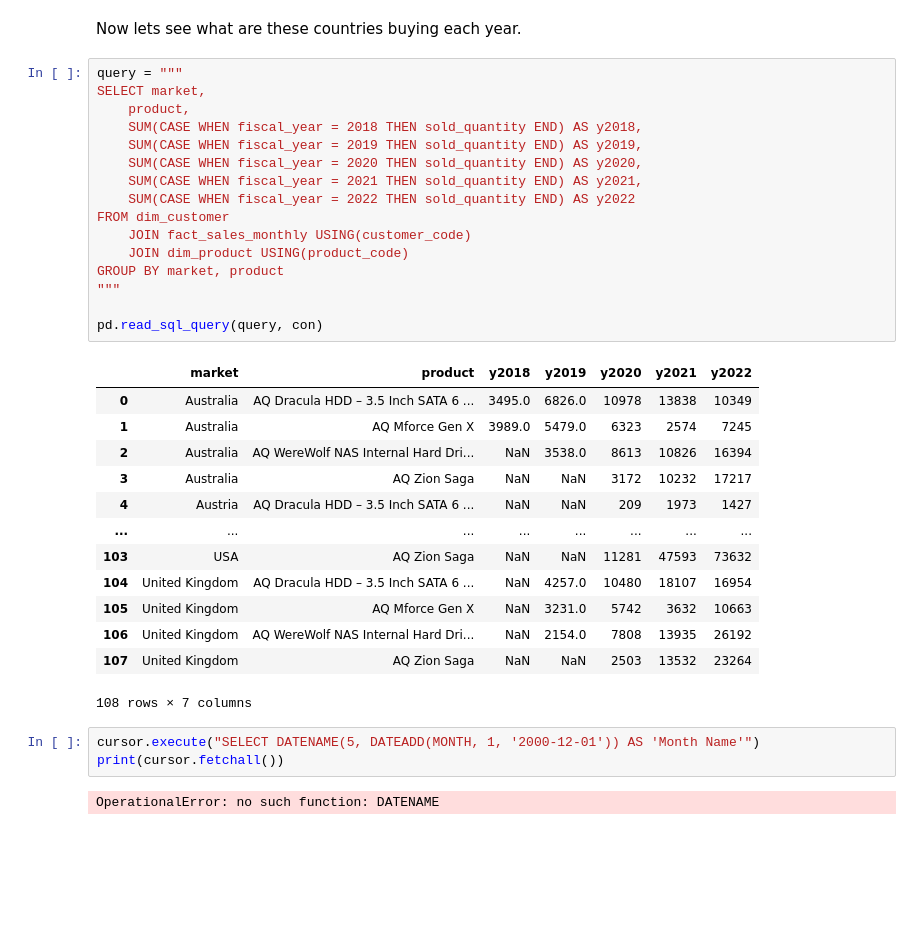
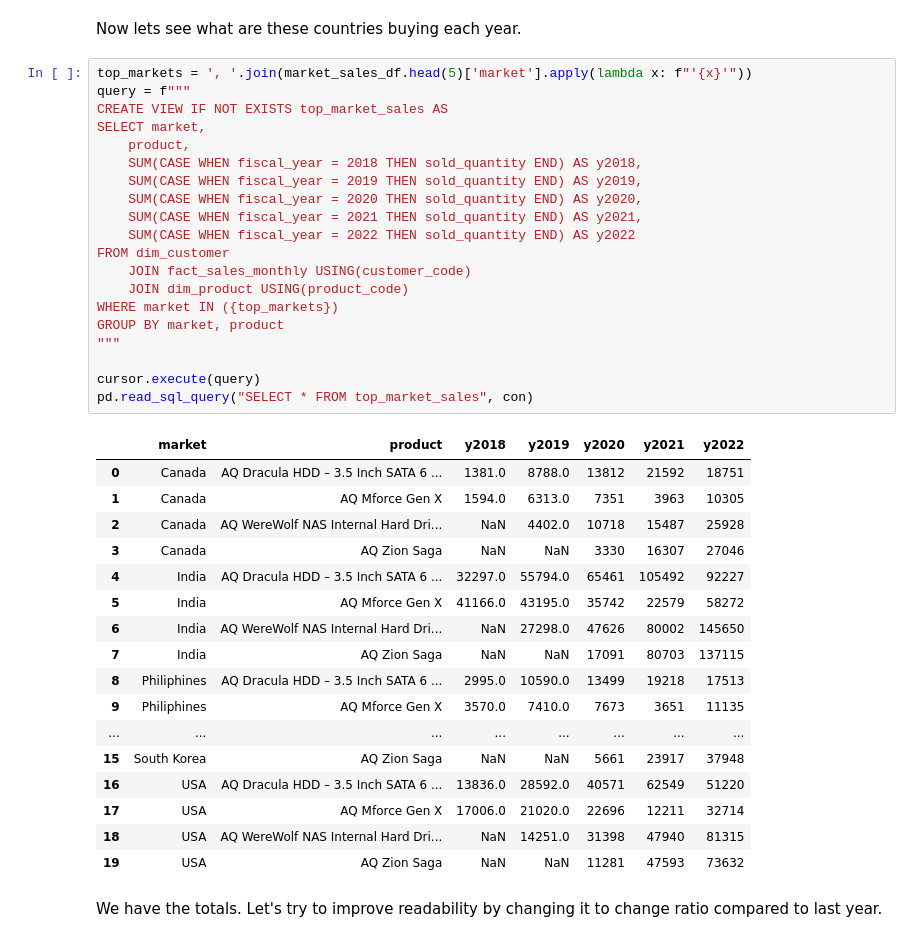
Before and after one commit to Silverscale/AtliQ_Products_Analysis, a Jupyter notebook: atliq_product_analysis.ipynb, the cells around one changed output. Saved outputs shown, nothing was run; the diff lists cells and outputs as text; blank space fills up the shorter version.

Commit message:
market change ratio per year

```diff
--- a/atliq_product_analysis.ipynb
+++ b/atliq_product_analysis.ipynb
@@ -1031,37 +1031,42 @@ market_sales_df.head(5)
 # %% [markdown]
 Now lets see what are these countries buying each year.
 # %%
-query = """
+top_markets = ', '.join(market_sales_df.head(5)['market'].apply(lambda x: f"'{x}'"))
+query = f"""
+CREATE VIEW IF NOT EXISTS top_market_sales AS
 SELECT market,
     product,
     SUM(CASE WHEN fiscal_year = 2018 THEN sold_quantity END) AS y2018,
     SUM(CASE WHEN fiscal_year = 2019 THEN sold_quantity END) AS y2019,
     SUM(CASE WHEN fiscal_year = 2020 THEN sold_quantity END) AS y2020,
     SUM(CASE WHEN fiscal_year = 2021 THEN sold_quantity END) AS y2021,
     SUM(CASE WHEN fiscal_year = 2022 THEN sold_quantity END) AS y2022
 FROM dim_customer
     JOIN fact_sales_monthly USING(customer_code)
     JOIN dim_product USING(product_code)
+WHERE market IN ({top_markets})
 GROUP BY market, product
 """
 
-pd.read_sql_query(query, con)
+cursor.execute(query)
+pd.read_sql_query("SELECT * FROM top_market_sales", con)
 # %% [output]
 |  | market | product | y2018 | y2019 | y2020 | y2021 | y2022 |
-| 0 | Australia | AQ Dracula HDD – 3.5 Inch SATA 6 ... | 3495.0 | 6826.0 | 10978 | 13838 | 10349 |
-| 1 | Australia | AQ Mforce Gen X | 3989.0 | 5479.0 | 6323 | 2574 | 7245 |
-| 2 | Australia | AQ WereWolf NAS Internal Hard Dri... | NaN | 3538.0 | 8613 | 10826 | 16394 |
-| 3 | Australia | AQ Zion Saga | NaN | NaN | 3172 | 10232 | 17217 |
-| 4 | Austria | AQ Dracula HDD – 3.5 Inch SATA 6 ... | NaN | NaN | 209 | 1973 | 1427 |
+| 0 | Canada | AQ Dracula HDD – 3.5 Inch SATA 6 ... | 1381.0 | 8788.0 | 13812 | 21592 | 18751 |
+| 1 | Canada | AQ Mforce Gen X | 1594.0 | 6313.0 | 7351 | 3963 | 10305 |
+| 2 | Canada | AQ WereWolf NAS Internal Hard Dri... | NaN | 4402.0 | 10718 | 15487 | 25928 |
+| 3 | Canada | AQ Zion Saga | NaN | NaN | 3330 | 16307 | 27046 |
+| 4 | India | AQ Dracula HDD – 3.5 Inch SATA 6 ... | 32297.0 | 55794.0 | 65461 | 105492 | 92227 |
+| 5 | India | AQ Mforce Gen X | 41166.0 | 43195.0 | 35742 | 22579 | 58272 |
+| 6 | India | AQ WereWolf NAS Internal Hard Dri... | NaN | 27298.0 | 47626 | 80002 | 145650 |
+| 7 | India | AQ Zion Saga | NaN | NaN | 17091 | 80703 | 137115 |
+| 8 | Philiphines | AQ Dracula HDD – 3.5 Inch SATA 6 ... | 2995.0 | 10590.0 | 13499 | 19218 | 17513 |
+| 9 | Philiphines | AQ Mforce Gen X | 3570.0 | 7410.0 | 7673 | 3651 | 11135 |
 | ... | ... | ... | ... | ... | ... | ... | ... |
-| 103 | USA | AQ Zion Saga | NaN | NaN | 11281 | 47593 | 73632 |
-| 104 | United Kingdom | AQ Dracula HDD – 3.5 Inch SATA 6 ... | NaN | 4257.0 | 10480 | 18107 | 16954 |
-| 105 | United Kingdom | AQ Mforce Gen X | NaN | 3231.0 | 5742 | 3632 | 10663 |
-| 106 | United Kingdom | AQ WereWolf NAS Internal Hard Dri... | NaN | 2154.0 | 7808 | 13935 | 26192 |
-| 107 | United Kingdom | AQ Zion Saga | NaN | NaN | 2503 | 13532 | 23264 |
+| 15 | South Korea | AQ Zion Saga | NaN | NaN | 5661 | 23917 | 37948 |
+| 16 | USA | AQ Dracula HDD – 3.5 Inch SATA 6 ... | 13836.0 | 28592.0 | 40571 | 62549 | 51220 |
+| 17 | USA | AQ Mforce Gen X | 17006.0 | 21020.0 | 22696 | 12211 | 32714 |
+| 18 | USA | AQ WereWolf NAS Internal Hard Dri... | NaN | 14251.0 | 31398 | 47940 | 81315 |
+| 19 | USA | AQ Zion Saga | NaN | NaN | 11281 | 47593 | 73632 |
-108 rows × 7 columns
-# %%
-cursor.execute("SELECT DATENAME(5, DATEADD(MONTH, 1, '2000-12-01')) AS 'Month Name'")
-print(cursor.fetchall())
-# %% [output]
-OperationalError: no such function: DATENAME
+# %% [markdown]
+We have the totals. Let's try to improve readability by changing it to change ratio compared to last year.
```
Also changed, not shown: parts of 2 cells of this notebook.
